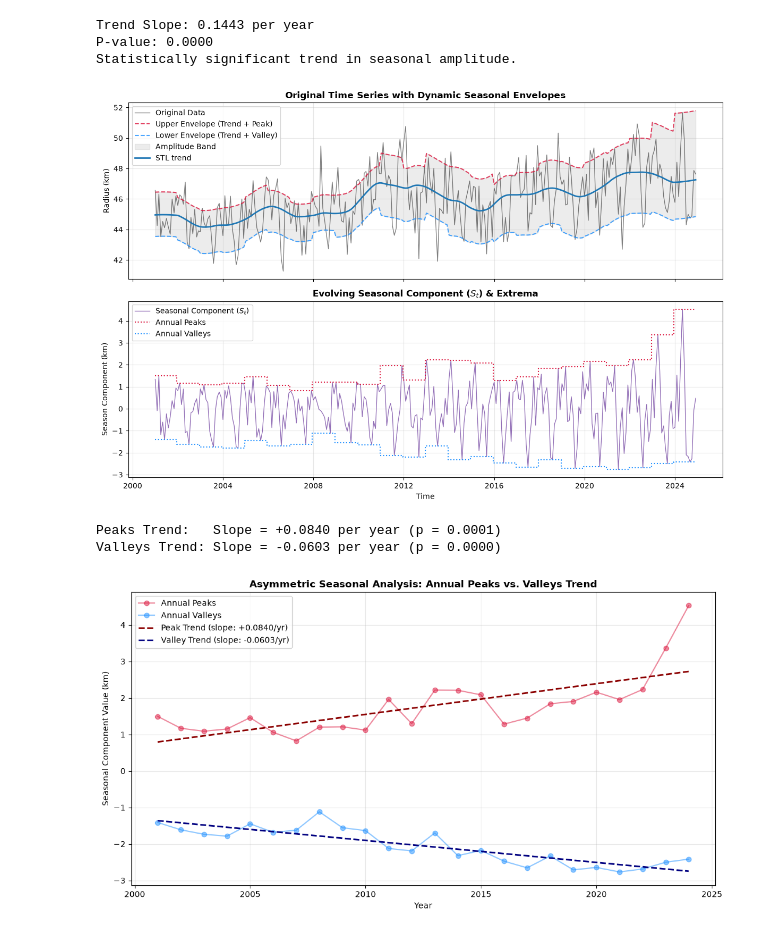
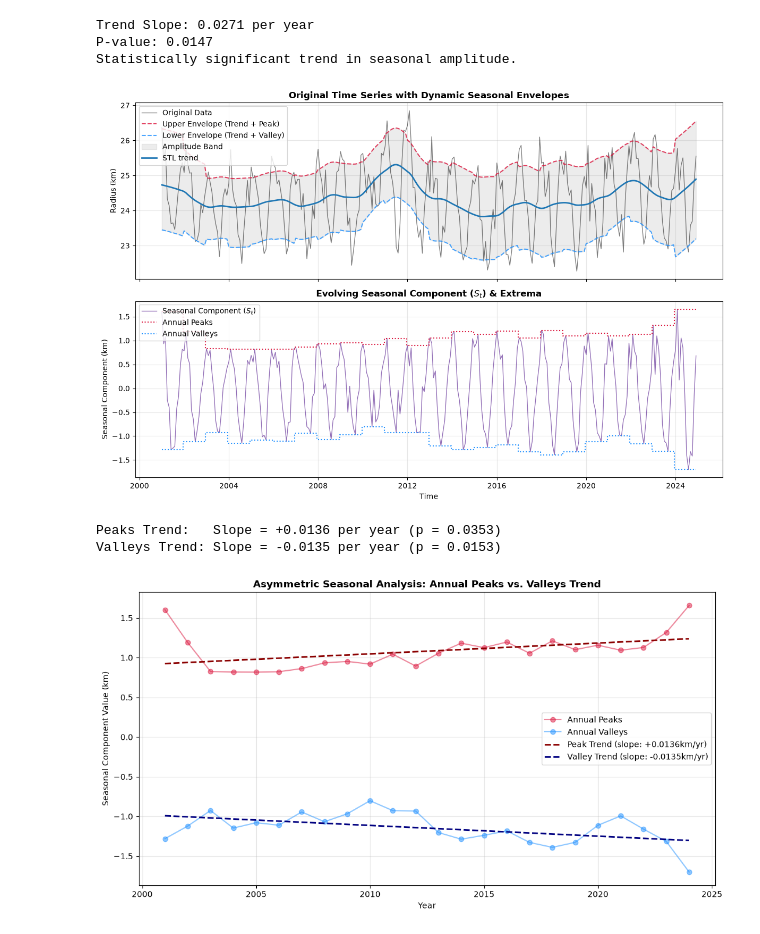
Before and after one commit to cssjessica/tracking_analysis, a Jupyter notebook: 01_full_dataset_analysis/size.ipynb, the cells around one changed output. Saved outputs shown, nothing was run; the diff lists cells and outputs as text; code cells hidden in the pictures.

```diff
--- a/01_full_dataset_analysis/size.ipynb
+++ b/01_full_dataset_analysis/size.ipynb
@@ -21,22 +21,39 @@ con.execute(
 )
 
 monthly_size = con.execute("""
+    WITH uid_month AS (
+        SELECT
+            MAKE_DATE(YEAR(timestamp), MONTH(timestamp), 1) AS timestamp,
+            uid,
+            AVG(size) AS uid_monthly_size
+        FROM TRACK_TABLE
+        WHERE uid IS NOT NULL
+          AND timestamp >= TIMESTAMP '2001-01-01'
+          AND size IS NOT NULL
+        GROUP BY
+            YEAR(timestamp),
+            MONTH(timestamp),
+            uid
+    ),
+
+    monthly_mean AS (
+        SELECT
+            timestamp,
+            AVG(uid_monthly_size) AS monthly_size
+        FROM uid_month
+        GROUP BY timestamp
+    )
+
     SELECT
-        MAKE_DATE(YEAR(timestamp), MONTH(timestamp), 1) AS timestamp,
-        AVG(size) AS monthly_size
-    FROM TRACK_TABLE
-    WHERE uid IS NOT NULL
-      -- AND timestamp IS NOT NULL
-      AND timestamp >= TIMESTAMP '2001-01-01'
-      AND size IS NOT NULL
-    GROUP BY
-        YEAR(timestamp),
-        MONTH(timestamp)
+        timestamp,
+        monthly_size,
+        SQRT(monthly_size * 100.0 / PI()) AS mean_reff_km
+    FROM monthly_mean
     ORDER BY timestamp
 """).fetchdf()
 # %%
 monthly_size["timestamp"] = pd.to_datetime(monthly_size["timestamp"])
 monthly_size = (monthly_size.set_index("timestamp").sort_index())
-monthly_size["eff_rad"] = np.sqrt((monthly_size["monthly_size"] * 100) / np.pi)
+# monthly_size["eff_rad"] = np.sqrt((monthly_size["monthly_size"] * 100) / np.pi)
 monthly_size
 # %% [output]
@@ -56,6 +73,6 @@ monthly_size
 288 rows × 2 columns
 # %%
-series = monthly_size["eff_rad"].astype(float)
+series = monthly_size["mean_reff_km"].astype(float)
 
 result = STL(series, period=13, robust=True).fit()
 
@@ -192,8 +209,8 @@ if p_value < 0.05:
 else:
     print("No statistically significant trend in amplitude.")
 # %% [output]
-Trend Slope: 0.1443 per year
-P-value: 0.0000
+Trend Slope: 0.0271 per year
+P-value: 0.0147
 Statistically significant trend in seasonal amplitude.
 # %%
 # Assuming you already have:
@@ -238,7 +255,7 @@ plt.xlabel('Time', fontsize=10)
 plt.tight_layout()
 plt.show()
 # %% [output]
-[figure, old version]
+[figure, new version]
 # %%
 # Assuming annual_extrema is your DataFrame indexed by year with columns ['peak', 'valley']
 years = annual_extrema.index.values
@@ -250,40 +267,40 @@ slope_valley, intercept_valley, r_valley, p_valley, se_valley = stats.linregress
 print(f"Peaks Trend:   Slope = {slope_peak:+.4f} per year (p = {p_peak:.4f})")
 print(f"Valleys Trend: Slope = {slope_valley:+.4f} per year (p = {p_valley:.4f})")
 # %% [output]
-Peaks Trend:   Slope = +0.0840 per year (p = 0.0001)
-Valleys Trend: Slope = -0.0603 per year (p = 0.0000)
+Peaks Trend:   Slope = +0.0136 per year (p = 0.0353)
+Valleys Trend: Slope = -0.0135 per year (p = 0.0153)
 # %%
 # Assuming annual_extrema is your DataFrame indexed by 'year' with columns ['peak', 'valley']
 years = annual_extrema.index.values
 peaks = annual_extrema['peak'].values
 valleys = annual_extrema['valley'].values
 
 # 1. Calculate OLS regressions for peaks and valleys
 slope_peak, intercept_peak, _, _, _ = stats.linregress(years, peaks)
 slope_valley, intercept_valley, _, _, _ = stats.linregress(years, valleys)
 
 # Generate trendline values
 peak_trend = intercept_peak + slope_peak * years
 valley_trend = intercept_valley + slope_valley * years
 
 # 2. Plotting the data
 plt.figure(figsize=(11, 6))
 
 # Plot raw annual extrema
 plt.plot(years, peaks, marker='o', color='crimson', linestyle='-', alpha=0.5, label='Annual Peaks')
 plt.plot(years, valleys, marker='o', color='dodgerblue', linestyle='-', alpha=0.5, label='Annual Valleys')
 
 # Plot individual OLS trendlines
-plt.plot(years, peak_trend, color='darkred', linestyle='--', linewidth=2, label=f'Peak Trend (slope: {slope_peak:+.4f}/yr)')
-plt.plot(years, valley_trend, color='navy', linestyle='--', linewidth=2, label=f'Valley Trend (slope: {slope_valley:+.4f}/yr)')
+plt.plot(years, peak_trend, color='darkred', linestyle='--', linewidth=2, label=f'Peak Trend (slope: {slope_peak:+.4f}km/yr)')
+plt.plot(years, valley_trend, color='navy', linestyle='--', linewidth=2, label=f'Valley Trend (slope: {slope_valley:+.4f}km/yr)')
 
 # 3. Chart styling and labels
 plt.title('Asymmetric Seasonal Analysis: Annual Peaks vs. Valleys Trend', fontsize=12, fontweight='bold')
 plt.xlabel('Year', fontsize=10)
 plt.ylabel('Seasonal Component Value (km)', fontsize=10)
 plt.legend(frameon=True, loc='best')
 plt.grid(True, alpha=0.3)
 plt.tight_layout()
 plt.show()
 # %% [output]
-[figure, old version]
+[figure, new version]
```
Also changed, not shown: parts of 5 cells of this notebook, 2 other files.
